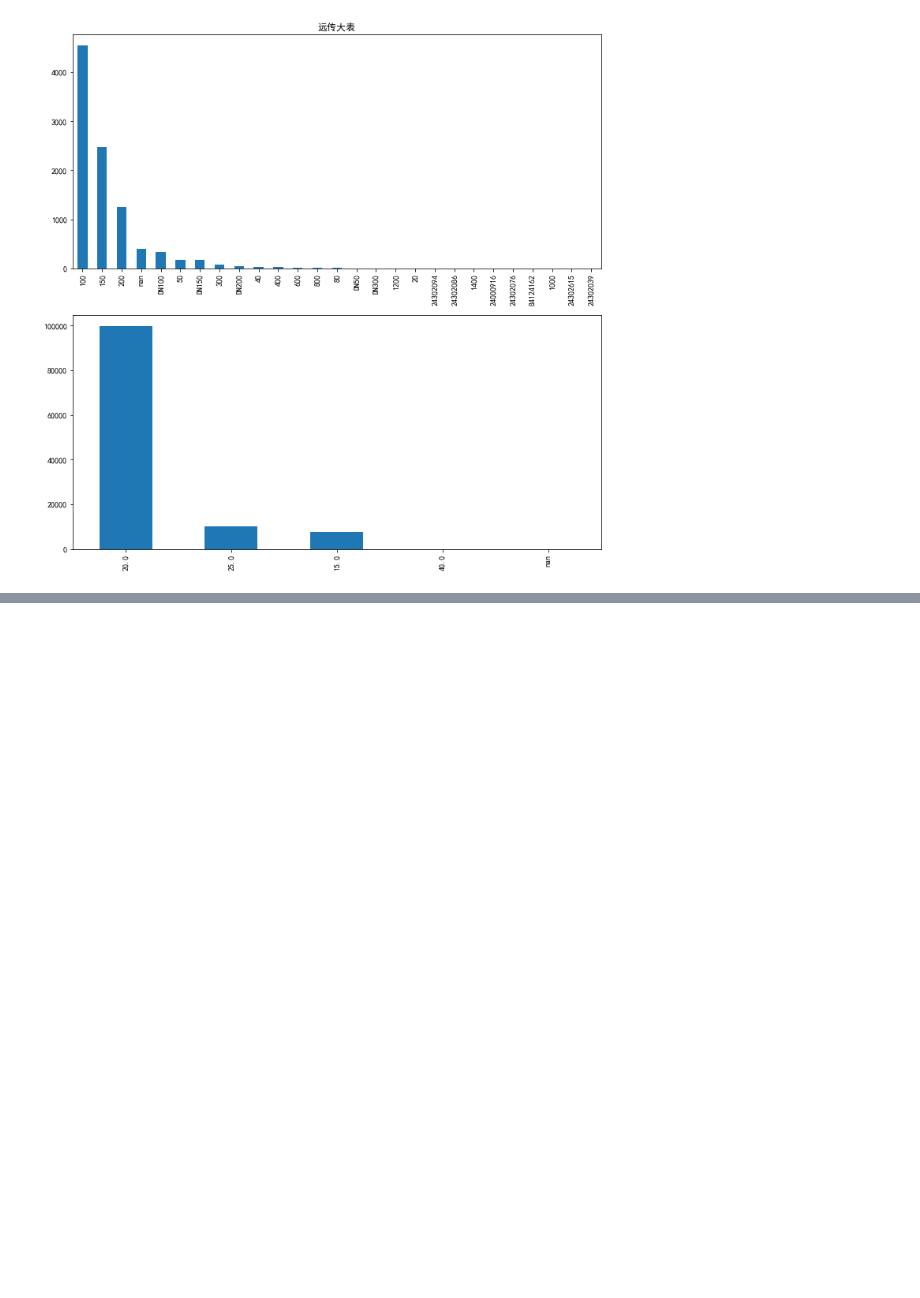
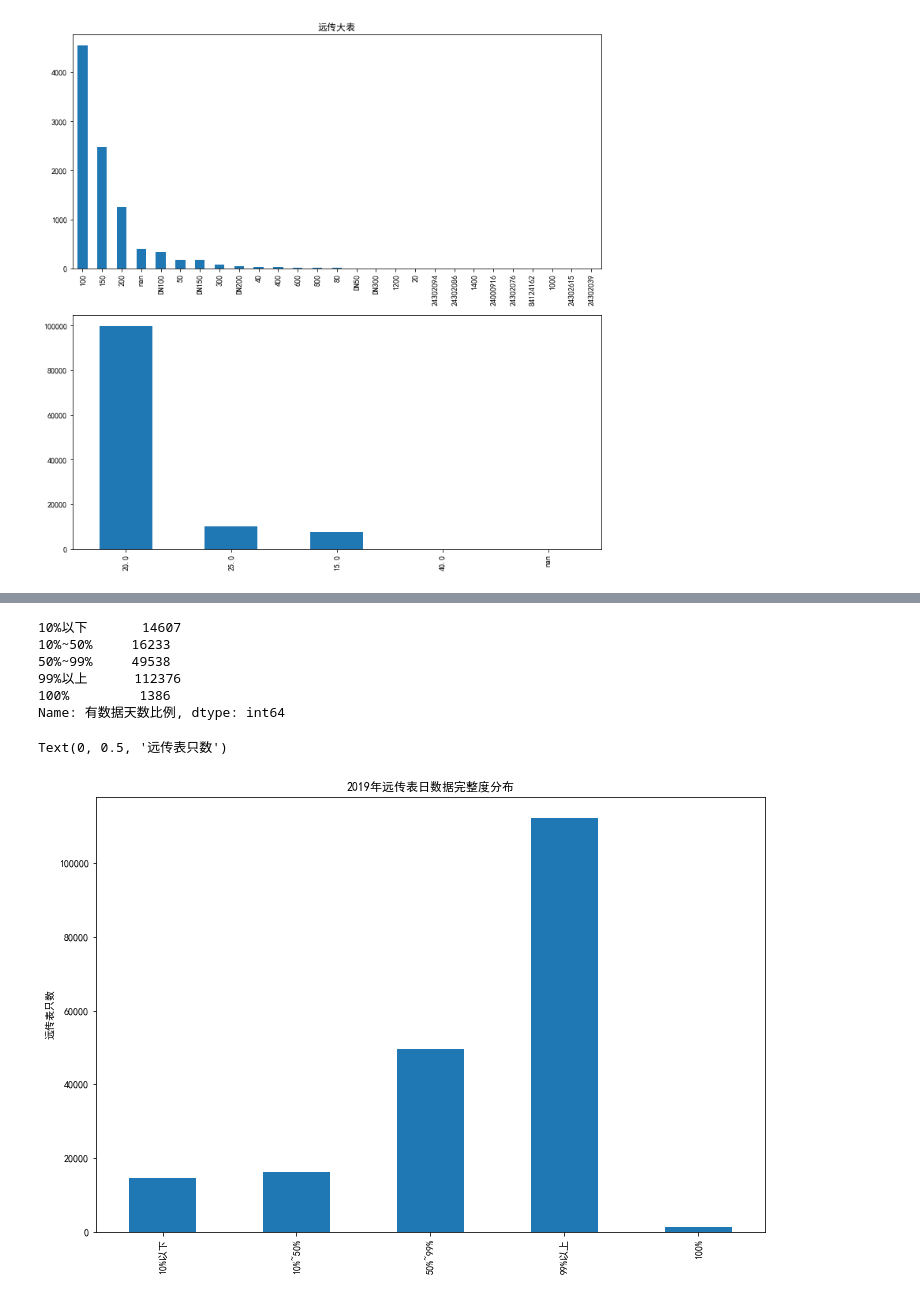
Before and after one commit to jayaston/mypyworks, a Jupyter notebook: 远传水表描述性分析.ipynb, the cells around one changed output, grey strips where cells are left out. Cells and saved outputs as stored; diff of their text form; code cells hidden in the pictures; blank space fills up the shorter version.

```diff
--- a/远传水表描述性分析.ipynb
+++ b/远传水表描述性分析.ipynb
@@ -611,0 +531,5 @@ print("远传系统2020年远传小表数量{}，营抄系统2020年远传小表
+# %%
+meter = pd.read_excel(
+    r"e:\专题工作（重要）\公司级大数据系统资料\战略与大数据分析系统项目\远传表数据治理\远传表相关字段情况.xlsx",
+    sheet_name=1,
+    index_col=0)
@@ -611,0 +552,17 @@ print("远传系统2020年远传小表数量{}，营抄系统2020年远传小表
+# %%
+hist_data = pd.cut(meter['有数据天数比例'],right=0,include_lowest=1,bins=[0, 0.1, 0.5, 0.99,1,1.01],labels=['10%以下','10%~50%','50%~99%','99%以上','100%'])
+# %%
+hist_data.value_counts(sort=0)
+# %% [output]
+10%以下       14607
+10%~50%     16233
+50%~99%     49538
+99%以上      112376
+100%         1386
+Name: 有数据天数比例, dtype: int64
+# %%
+hist_data.value_counts(sort=0).plot(kind='bar',figsize=(12,8),title='2019年远传表日数据完整度分布')
+plt.ylabel('远传表只数')
+# %% [output]
+Text(0, 0.5, '远传表只数')
+[figure, added]
```
Also changed, not shown: parts of 14 cells of this notebook, 1 other file.
